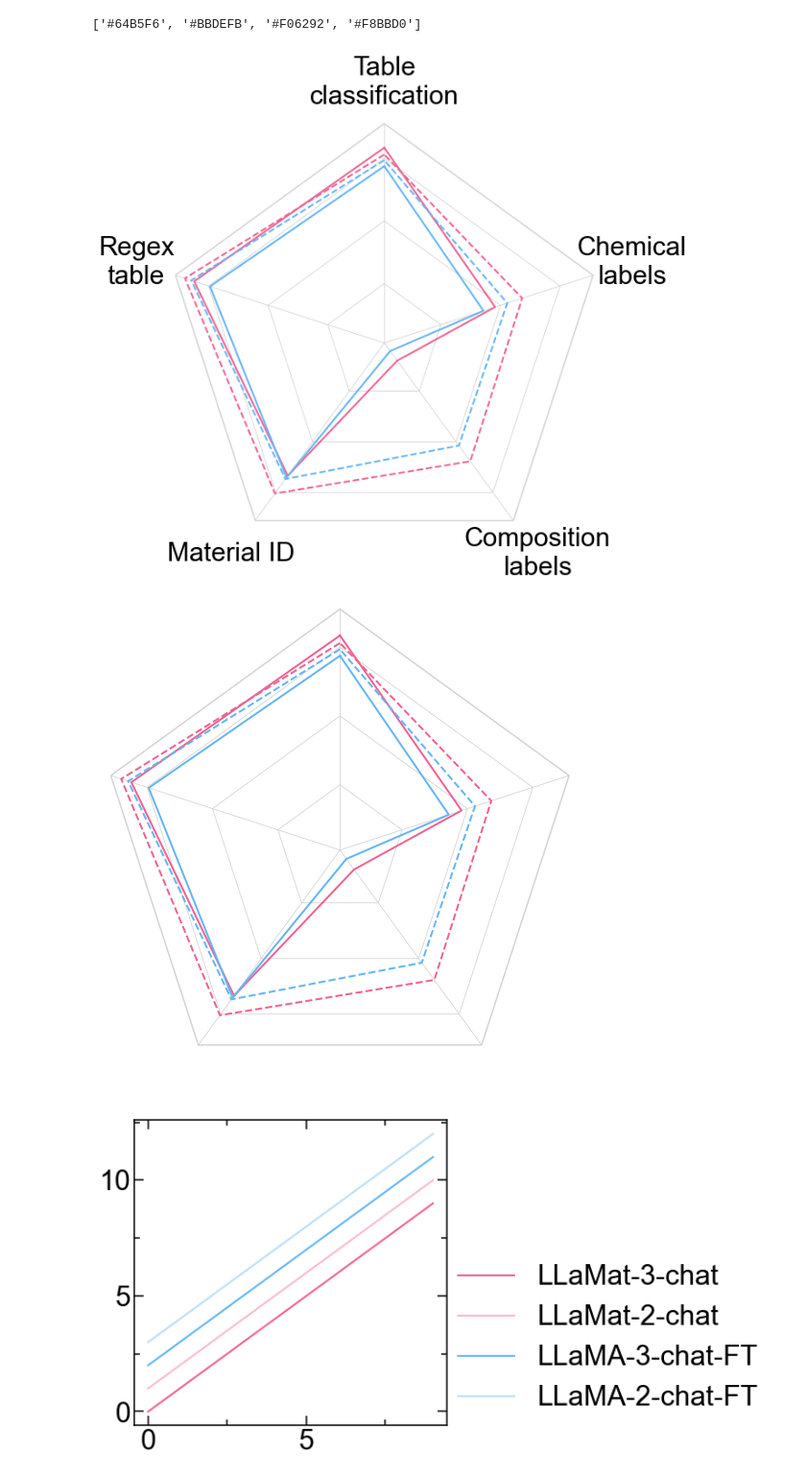
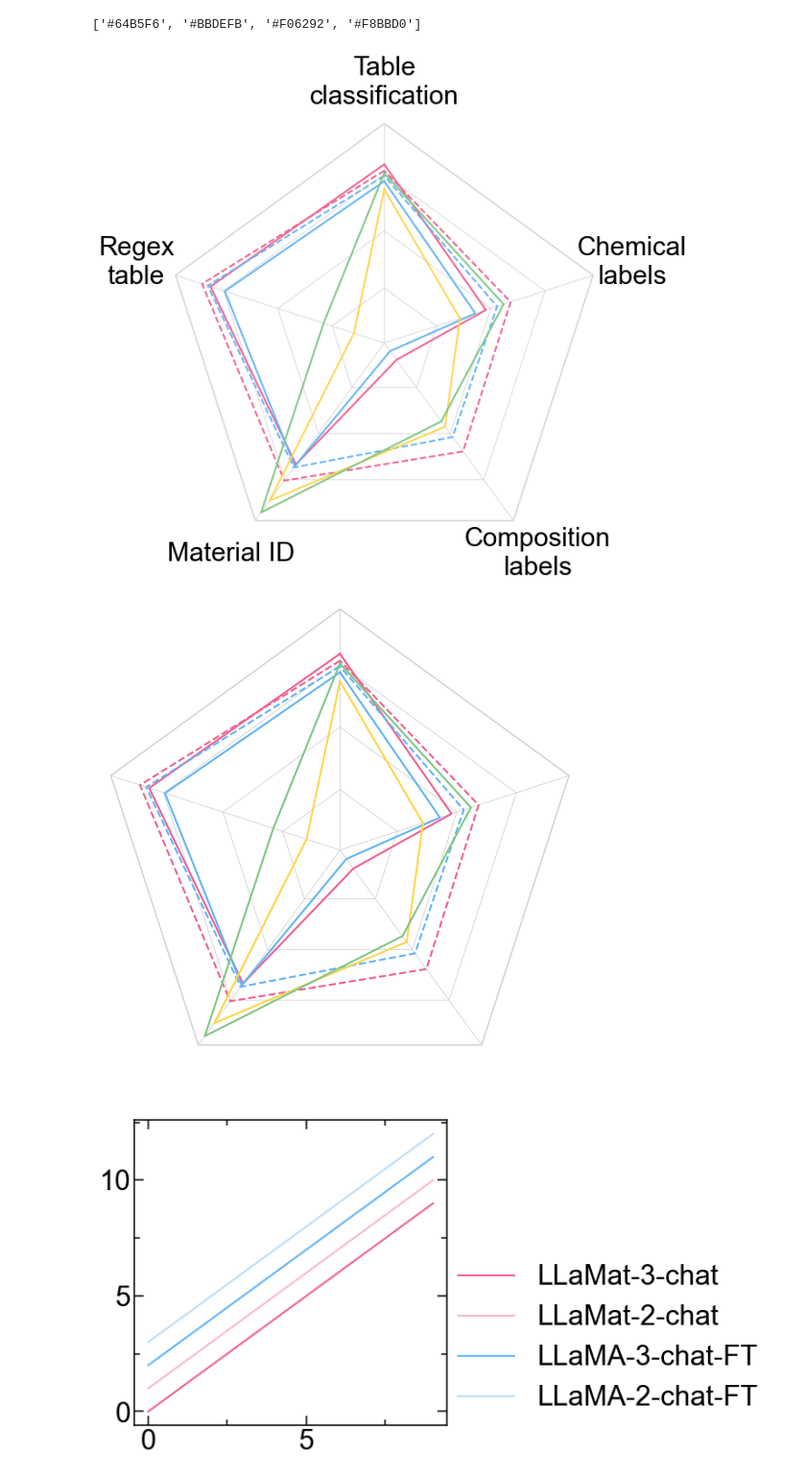
Before and after one commit to M3RG-IITD/llamat, a Jupyter notebook: plots/fig3b.ipynb, the cells around one changed output. Shown at 96% size. Cells and saved outputs as stored; diff of their text form; code cells hidden in the pictures.

```diff
--- a/plots/fig3b.ipynb
+++ b/plots/fig3b.ipynb
@@ -541,13 +541,15 @@ macro_f1_dict = {'LLaMat-2-chat' : [81.2, 87.9, 80.4, 67.7, 67.3],
                  'LLaMAat-3-chat': [83.4, 84.8, 73.4, 28.0, 58.2]}
 # %%
 def example_data():
-    data = [['Table\nclassification', 'Regex\ntable', 'Material ID', 'Composition\nlabels',
-          'Chemical\nlabels'],
+    data = [['Table\nclassification', 'Regex\ntable', 'Material ID', 'Composition\nlabels', 'Chemical\nlabels'],
  ('scores',
   [ [83.4, 84.8, 73.4, 28.0, 58.2], # LLAMAT-3-CHAT
     [81.2, 87.9, 80.4, 67.7, 67.3], # LLAMAT-2-CHAT
     [77.5, 79.5, 74.1, 24.2, 54.3], # LLAMA-3-CHAT
-    [79.4, 85.8, 74.7, 61.5, 62.3]]), # LLAMA-2-CHAT
+    [79.4, 85.8, 74.7, 61.5, 62.3],
+    [74.6, 31.9, 89.1, 57,   48.6],
+    [80.3, 43.1, 94.2, 54.7, 64.7]]), # LLAMA-2-CHAT
+
  ('With CO',
   [[0.88, 0.02, 0.02, 0.02, 0.0, 0.05, 0.0, 0.05, 0.0],
    [0.08, 0.94, 0.04, 0.02, 0.0, 0.01, 0.12, 0.04, 0.0],
@@ -587,8 +589,8 @@ if __name__ == '__main__':
     colors = ['#F06292', '#64B5F6', '#F06292', '#F8BBD0']
     colors = ['#F06292', '#F8BBD0', '#64B5F6', '#BBDEFB']
 
-    colors = [colors[0], colors[0], colors[2],colors[2]]
-    lss = ['-','--','-','--']
+    colors = [colors[0], colors[0], colors[2],colors[2],  '#FFD54F', '#81C784']
+    lss = ['-','--','-','--','-','-']
     ii = 0
     # Plot only the "Basecase" scenario
     ax.set_rgrids([20, 40, 60, 80, 100])
@@ -623,7 +625,7 @@ if __name__ == '__main__':
     plt.savefig('fig3_spider_radar_only_b.png', dpi=1200, bbox_inches='tight')
     plt.show()
 # %% [output]
-[figure, old version]
+[figure, new version]
 # %%
 if __name__ == '__main__':
     N = 5
@@ -639,8 +641,9 @@ if __name__ == '__main__':
 #     colors = ['#64B5F6', '#BBDEFB', '#F06292', '#F8BBD0']
     colors = ['#F06292', '#64B5F6', '#F06292', '#F8BBD0']
     colors = ['#F06292', '#F8BBD0', '#64B5F6', '#BBDEFB']
-    colors = [colors[0], colors[0], colors[2],colors[2]]
-    lss = ['-','--','-','--']
+    colors = [colors[0], colors[0], colors[2],colors[2],  '#FFD54F', '#81C784']
+    lss = ['-','--','-','--','-','-']
+
     ii = 0
     # Plot only the "Basecase" scenario
     ax.set_rgrids([20, 40, 60, 80, 100])
@@ -648,34 +651,34 @@ if __name__ == '__main__':
 #     ax.set_title('Basecase', weight='bold', size='medium', position=(0.5, 1.1),
 #                  horizontalalignment='center', verticalalignment='center')
     for d, color in zip(data[0][1], colors):
         ax.plot(theta, np.array(d)/1, color=color,ls=lss[ii])
         ii+=1
 #         ax.fill(theta, np.array(d)/1, facecolor=color, alpha=0.25, label='_nolegend_')
     ax.set_varlabels(matsci)#['Matscholar', 'SOFC-1', 'SOFC-2', 'SC-CoMIcs-1',
 #           'Glass', 'Synthesis\nActions', 'SOFC-3',
 #           'SC-CoMIcs-2', 'SC-CoMIcs-3', 'MatSci'])
     for spine in ax.spines.values():
         spine.set_edgecolor('lightgrey')
 
     plt.grid(color='lightgrey')
 
     ax.set_yticklabels([])
     ax.set_xticklabels([])
 
     # Add legend
 #     labels = ('Factor 1', 'Factor 2', 'Factor 3', 'Factor 4', 'Factor 5')
 #     ax.legend(labels, loc=(0.9, .95), labelspacing=0.1, fontsize='small')
 
 # #     fig.text(0.5, 0.965, '5-Factor Solution Profiles Across Four Scenarios',
 #              horizontalalignment='center', color='black', weight='bold',
 #              size='large')
 #
     ax.tick_params(pad=40)
 #     plt.text(0,1,'b', transform=ax.transAxes, fontweight='bold')
     plt.savefig('fig3_spider_radar_only_b_dottted.png', dpi=1200, bbox_inches='tight')
     plt.show()
 # %% [output]
-[figure, old version]
+[figure, new version]
 # %%
 lbls = ['LLaMat-3-chat','LLaMat-2-chat','LLaMA-3-chat-FT', 'LLaMA-2-chat-FT']
 # %%
```
Also changed, not shown: 29 other files.
